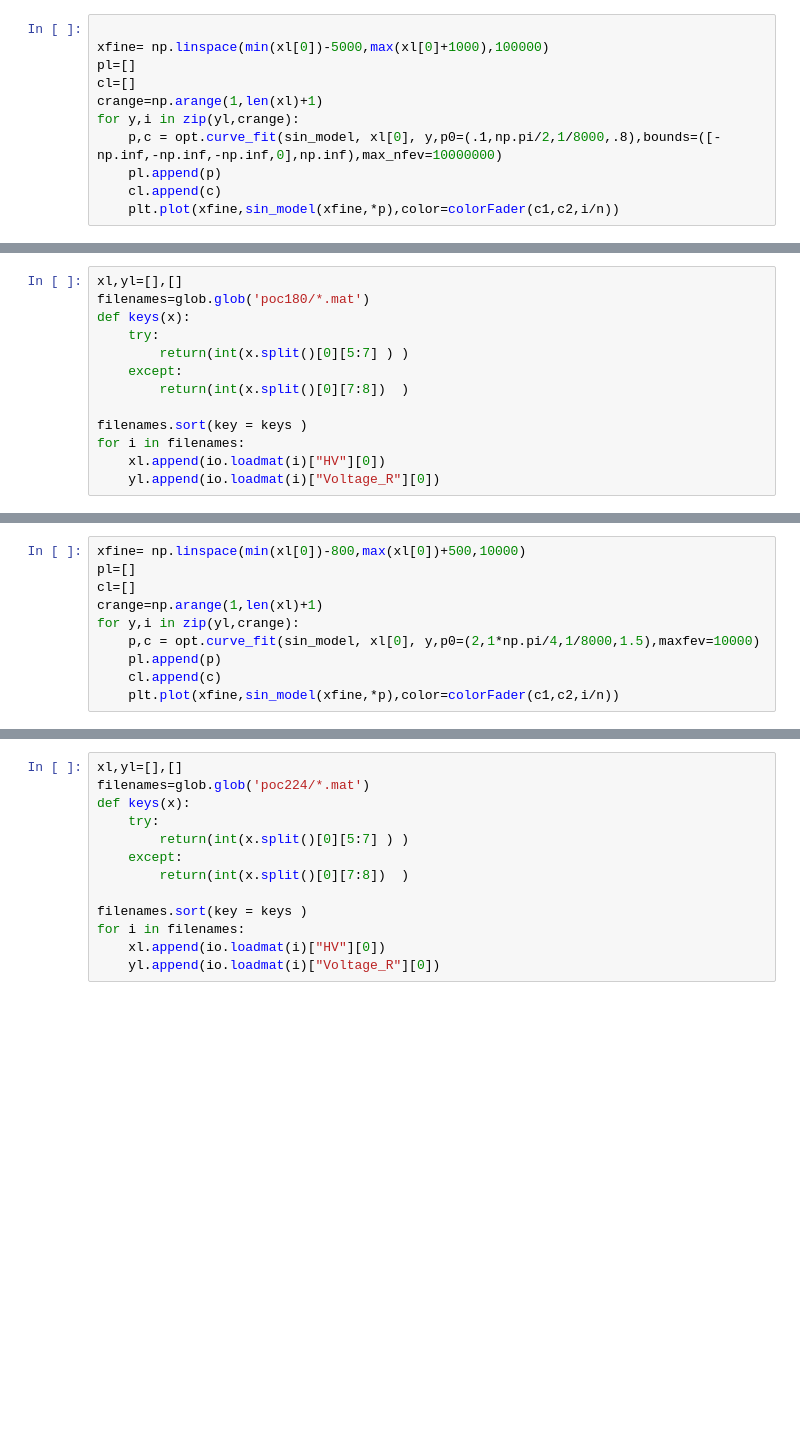
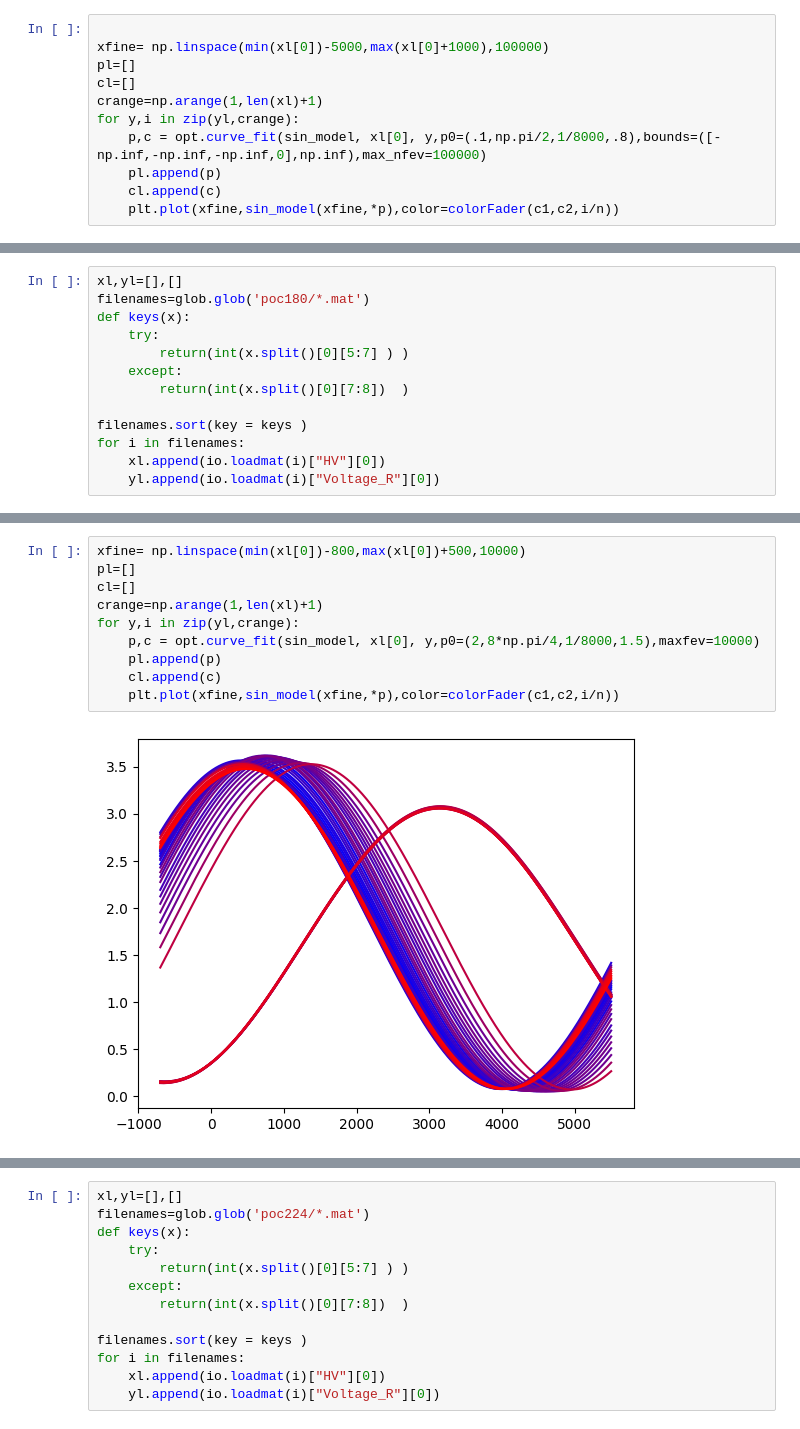
Before and after one commit to cwru-robin/Phys301, a Jupyter notebook: Birefringence/Untitled.ipynb, the cells around one changed output, grey strips where cells are left out. Drawn from its saved outputs; the diff is of its cells as text; blank space fills up the shorter version.

```diff
--- a/Birefringence/Untitled.ipynb
+++ b/Birefringence/Untitled.ipynb
@@ -230,7 +262,7 @@ pl=[]
 cl=[]
 crange=np.arange(1,len(xl)+1)
 for y,i in zip(yl,crange):
-    p,c = opt.curve_fit(sin_model, xl[0], y,p0=(.1,np.pi/2,1/8000,.8),bounds=([-np.inf,-np.inf,-np.inf,0],np.inf),max_nfev=10000000)
+    p,c = opt.curve_fit(sin_model, xl[0], y,p0=(.1,np.pi/2,1/8000,.8),bounds=([-np.inf,-np.inf,-np.inf,0],np.inf),max_nfev=100000)
     pl.append(p)
     cl.append(c)
     plt.plot(xfine,sin_model(xfine,*p),color=colorFader(c1,c2,i/n))
@@ -302,13 +342,15 @@ for x,y in zip(xl[:],yl[:]):
 # %%
 xfine= np.linspace(min(xl[0])-800,max(xl[0])+500,10000)
 pl=[]
 cl=[]
 crange=np.arange(1,len(xl)+1)
 for y,i in zip(yl,crange):
-    p,c = opt.curve_fit(sin_model, xl[0], y,p0=(2,1*np.pi/4,1/8000,1.5),maxfev=10000)
+    p,c = opt.curve_fit(sin_model, xl[0], y,p0=(2,8*np.pi/4,1/8000,1.5),maxfev=10000)
     pl.append(p)
     cl.append(c)
     plt.plot(xfine,sin_model(xfine,*p),color=colorFader(c1,c2,i/n))
+# %% [output]
+[figure, added]
 # %%
 iparrell=[]
 iperpendiclur=[]
```
Also changed, not shown: parts of 24 cells of this notebook, 2 other files.
